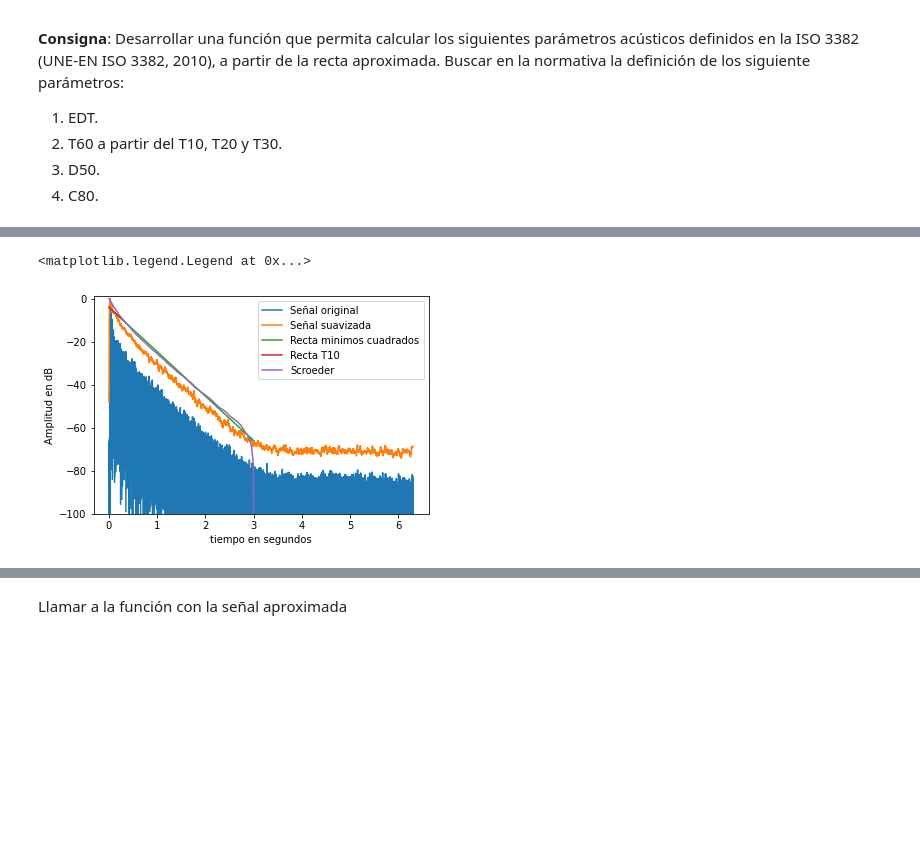
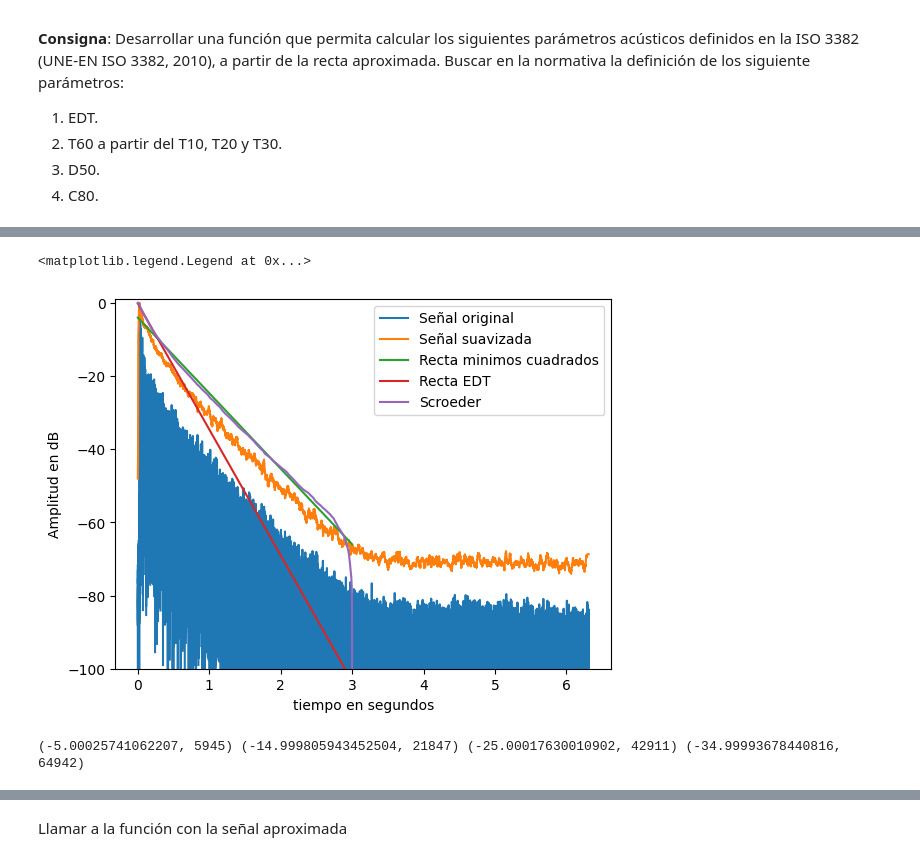
Before and after one commit to LucaFalchini/signal_sistems, a Jupyter notebook: noteboks/tercer_entrega.ipynb, the cells around one changed output, grey strips where cells are left out. Saved outputs shown, nothing was run; the diff lists cells and outputs as text; code cells hidden in the pictures; blank space fills up the shorter version.

```diff
--- a/noteboks/tercer_entrega.ipynb
+++ b/noteboks/tercer_entrega.ipynb
@@ -538,29 +571,29 @@ valor_cercano(y, -10)
 # %%
-# EDT (Early Decay Time): upper limit is 0dB and lower is −10dB.This parameter correlates well with perceived
-# reverberation time. In practice, though beginning for the sake of algorithms,
-# people are using an interval of −1dB and −10dB (i.e. in Norsonic analyzers).
+# EDT (Early Decay Time): Límite superior 0dB y límite inferior −10dB
 
 # Datos de ejemplo
-
 X = t
 y = data_1_suav_sch
 
-X_10 = t[:13250]
-y_10 = data_1_suav_sch[:13250]
+# EDT
+X_EDT = t[:13250]
+y_EDT = data_1_suav_sch[:13250]
 
 # Llamada a la función de regresión lineal
 regression_func = regresion_lineal(X, y)
 print(regression_func)
 
-regression_func_t10 = regresion_lineal(X_10, y_10)
-print(regression_func_t10)
+# EDT
+regression_func_edt = regresion_lineal(X_EDT, y_EDT)
+print(regression_func_edt)
 
 # Generar valores para la línea de regresión
 x_values = np.linspace(min(X), max(X), fs)
 y_values = regression_func(x_values)
 
-x_values_t10 = np.linspace(min(X_10), max(X_10), fs)
-y_values_t10 = regression_func(x_values_t10)
+# EDT
+x_values_t10 = np.linspace(min(X), max(X), fs)
+y_values_t10 = regression_func_edt(x_values_t10)
 
 # Visualizar los datos y la línea de regresión
 t_data_1 = np.linspace(0, len(data_1)/fs, num=len(data_1))
@@ -568,7 +601,7 @@ fig, ax = plt.subplots(nrows=1)
 ax.plot(t_data_1, log_data_1, label='Señal original')
 ax.plot(t_data_1, log_data_1_suav, label='Señal suavizada')
 ax.plot(x_values, y_values, label='Recta minimos cuadrados')
-ax.plot(x_values_t10, y_values_t10, label='Recta T10')
+ax.plot(x_values_t10, y_values_t10, label='Recta EDT')
 ax.plot(t_E, data_1_suav_sch, label='Scroeder')
 
 ax.set_xlabel("tiempo en segundos")
@@ -580,7 +613,10 @@ Pendiente =  -20.641754027053874 Intersección =  -4.054563237752532
 <function regresion_lineal.<locals>.regression_function at 0x...>
 Pendiente =  -34.42695060854453 Intersección =  -0.17935168526962375
 <function regresion_lineal.<locals>.regression_function at 0x...>
 <matplotlib.legend.Legend at 0x...>
-[figure, old version]
+[figure, new version]
 # %%
 # T60 a partir de T10, T20, T30
+print(valor_cercano(y, -5), valor_cercano(y, -15), valor_cercano(y, -25), valor_cercano(y, -35))
+# %% [output]
+(-5.00025741062207, 5945) (-14.999805943452504, 21847) (-25.00017630010902, 42911) (-34.99993678440816, 64942)
```
Also changed, not shown: parts of 12 cells of this notebook, 8 other files.
